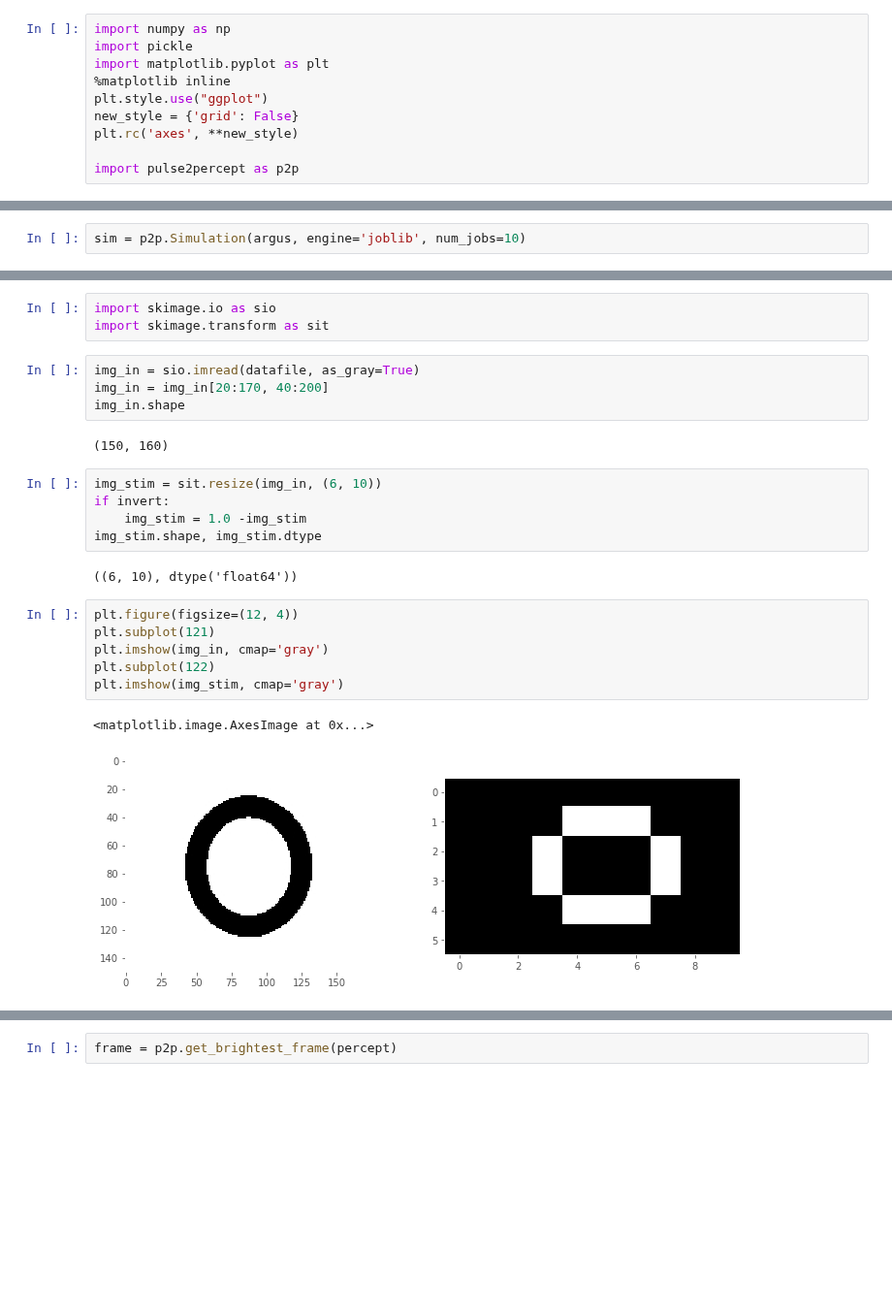
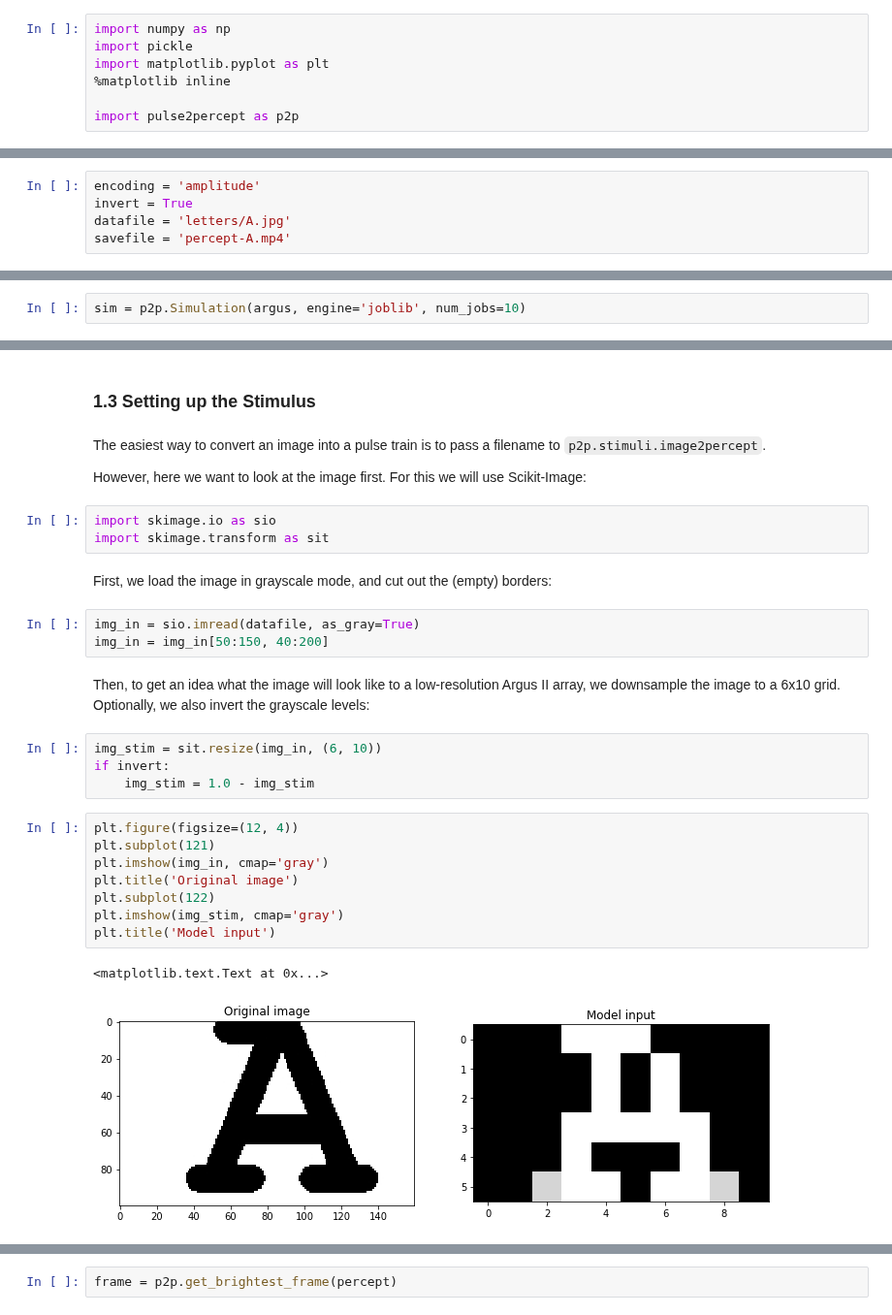
Before and after one commit to pulse2percept/pulse2percept, a Jupyter notebook: examples/notebooks/0.1-image2percept.ipynb, the cells around one changed output, grey strips where cells are left out. Shown at 97% size. Cells and saved outputs as stored; diff of their text form; blank space fills up the shorter version.

Commit message:
update example ipynb; add image2percept and video2percept ipynb
fix Python 2.7 error

fix Python 2.7 error, again?

fix Python 2.7 error

```diff
--- a/examples/notebooks/0.1-image2percept.ipynb
+++ b/examples/notebooks/0.1-image2percept.ipynb
@@ -3,9 +7,6 @@ import numpy as np
 import pickle
 import matplotlib.pyplot as plt
 %matplotlib inline
-plt.style.use("ggplot")
-new_style = {'grid': False}
-plt.rc('axes', **new_style)
 
 import pulse2percept as p2p
 # %% [output]
@@ -32,0 +20,5 @@ perceptfile = 'percept-%s.jpg' % file
+# %%
+encoding = 'amplitude'
+invert = True
+datafile = 'letters/A.jpg'
+savefile = 'percept-A.mp4'
@@ -59,25 +56,31 @@ plt.savefig('fundus.jpg')
+# %% [markdown]
+### 1.3 Setting up the Stimulus
+# %% [markdown]
+The easiest way to convert an image into a pulse train is to pass a filename to `p2p.stimuli.image2percept`.
+
+However, here we want to look at the image first. For this we will use Scikit-Image:
 # %%
 import skimage.io as sio
 import skimage.transform as sit
+# %% [markdown]
+First, we load the image in grayscale mode, and cut out the (empty) borders:
 # %%
 img_in = sio.imread(datafile, as_gray=True)
-img_in = img_in[20:170, 40:200]
-img_in.shape
+img_in = img_in[50:150, 40:200]
-# %% [output]
-(150, 160)
+# %% [markdown]
+Then, to get an idea what the image will look like to a low-resolution Argus II array, we downsample the image to a 6x10 grid. Optionally, we also invert the grayscale levels:
 # %%
 img_stim = sit.resize(img_in, (6, 10))
 if invert:
-    img_stim = 1.0 -img_stim
-img_stim.shape, img_stim.dtype
+    img_stim = 1.0 - img_stim
-# %% [output]
-((6, 10), dtype('float64'))
 # %%
 plt.figure(figsize=(12, 4))
 plt.subplot(121)
 plt.imshow(img_in, cmap='gray')
+plt.title('Original image')
 plt.subplot(122)
 plt.imshow(img_stim, cmap='gray')
+plt.title('Model input')
 # %% [output]
-<matplotlib.image.AxesImage at 0x...>
+<matplotlib.text.Text at 0x...>
-[figure, old version]
+[figure, new version]
```
Also changed, not shown: parts of 19 cells of this notebook, 7 other files.
